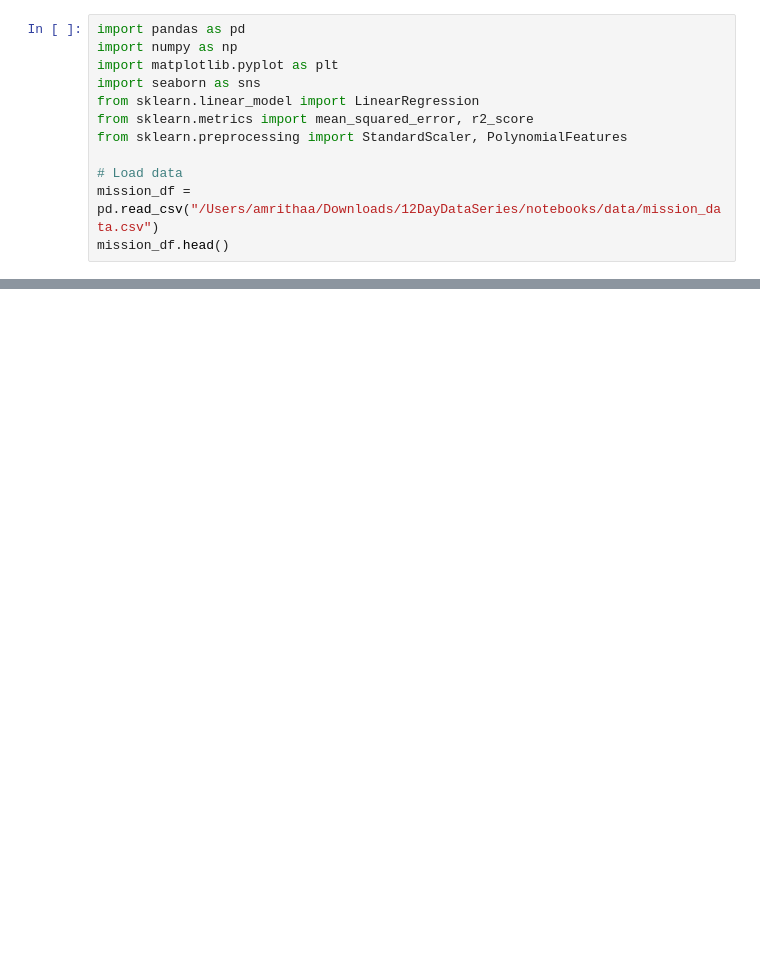
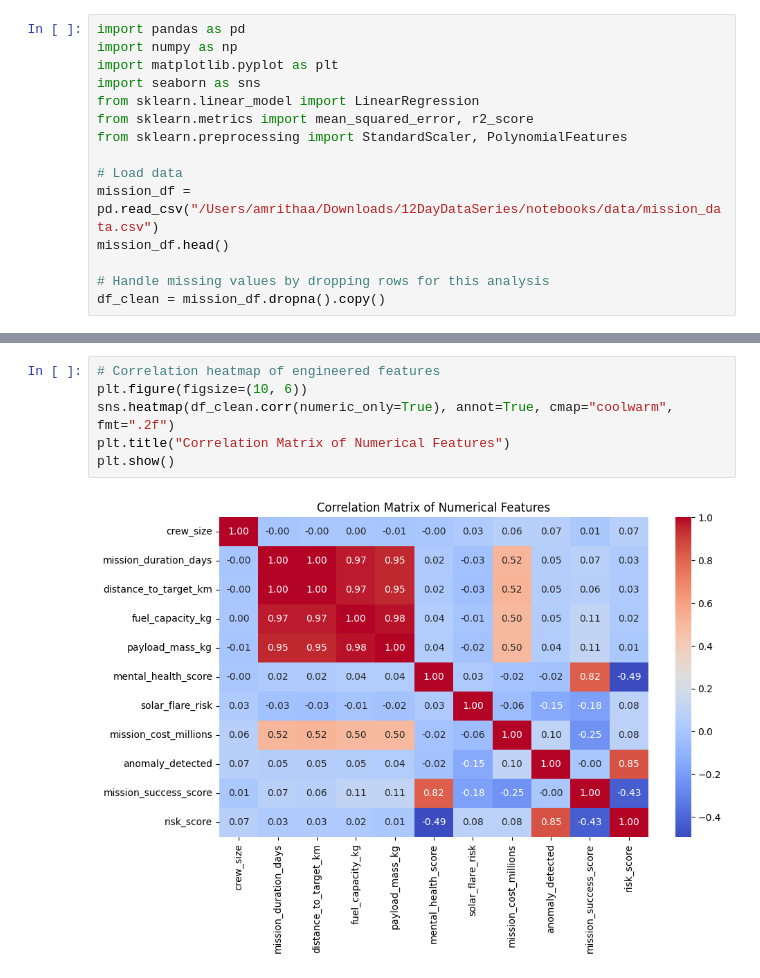
Before and after one commit to itsamrithaa/10DayDataSeries, a Jupyter notebook: notebooks/3-feature-engineering.ipynb, the cells around one changed output, grey strips where cells are left out. Cells and saved outputs as stored; diff of their text form; blank space fills up the shorter version.

```diff
--- a/notebooks/3-feature-engineering.ipynb
+++ b/notebooks/3-feature-engineering.ipynb
@@ -17,3 +18,6 @@ from sklearn.preprocessing import StandardScaler, PolynomialFeatures
 # Load data
 mission_df = pd.read_csv("/Users/amrithaa/Downloads/12DayDataSeries/notebooks/data/mission_data.csv")
 mission_df.head()
+
+# Handle missing values by dropping rows for this analysis
+df_clean = mission_df.dropna().copy()
@@ -112,0 +88,8 @@ df_encoded.head()
+# %%
+# Correlation heatmap of engineered features
+plt.figure(figsize=(10, 6))
+sns.heatmap(df_clean.corr(numeric_only=True), annot=True, cmap="coolwarm", fmt=".2f")
+plt.title("Correlation Matrix of Numerical Features")
+plt.show()
+# %% [output]
+[figure, added]
```
Also changed, not shown: parts of 25 cells of this notebook, 1 other file.
